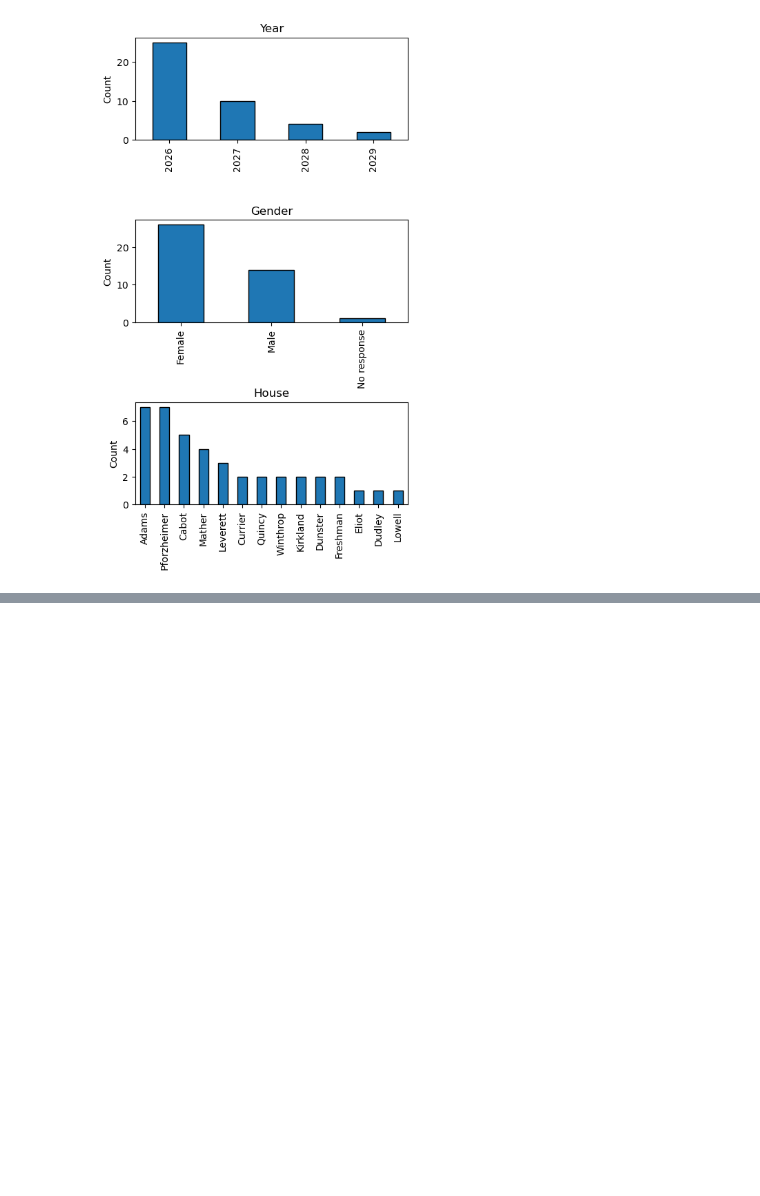
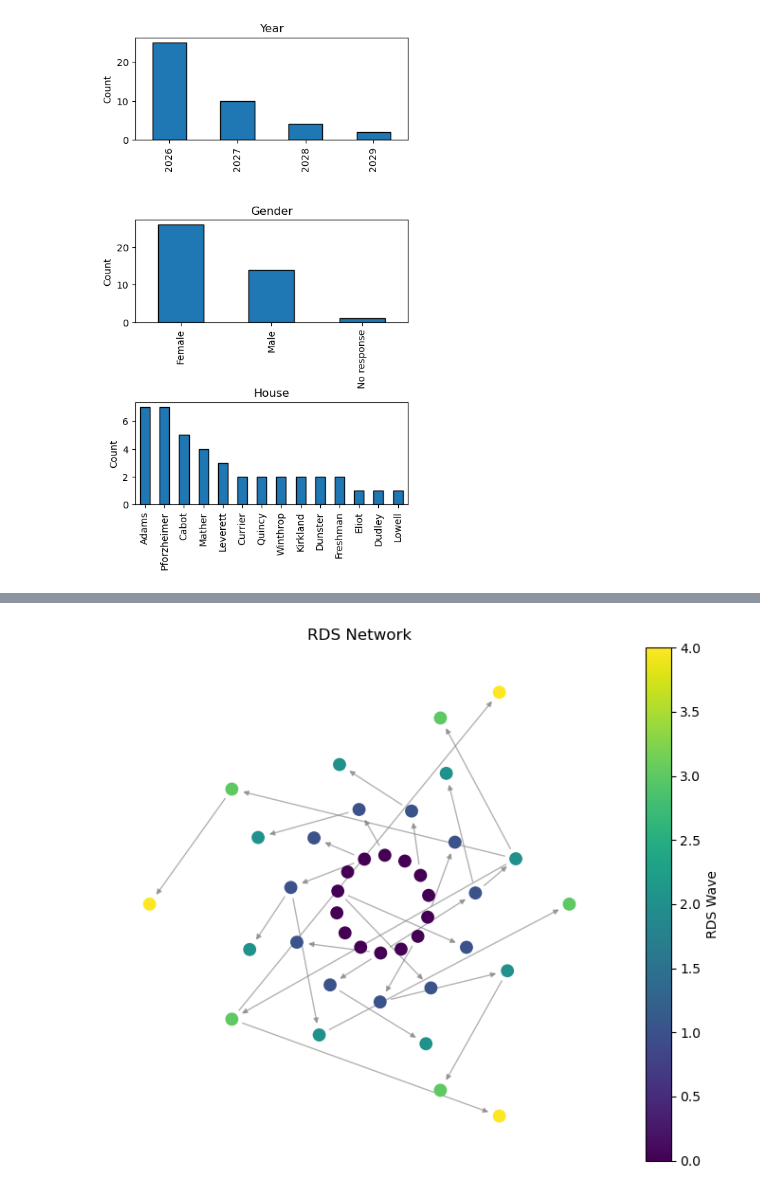
Before and after one commit to justinyli/unbiasing-social-networks, a Jupyter notebook: code/experiments copy.ipynb, the cells around one changed output, grey strips where cells are left out. Drawn from its saved outputs; the diff is of its cells as text; code cells hidden in the pictures; blank space fills up the shorter version.

```diff
--- a/code/experiments copy.ipynb
+++ b/code/experiments copy.ipynb
@@ -563,0 +579,79 @@ plt.show()
+# %%
+rds_G = nx.DiGraph()
+
+survey_data["Referred by"] = (
+    survey_data["Referred by"]
+    .replace(["N/A"], pd.NA)
+)
+
+for _, row in survey_data.iterrows():
+    name = row["Name"]
+    ref = row["Referred by"]
+
+    rds_G.add_node(name)
+
+    if pd.notna(ref):
+        rds_G.add_edge(ref, name)
+
+all_referred = set(survey_data["Referred by"].dropna())
+all_names = set(survey_data["Name"])
+
+seeds = survey_data.loc[
+    survey_data["Referred by"].isna() | (survey_data["Referred by"] == "Seed"), "Name"
+].tolist()
+
+# compute wave of each node
+wave = {n: None for n in rds_G.nodes()}
+
+queue = []
+
+for s in seeds:
+    if s in rds_G:
+        wave[s] = 0
+        queue.append(s)
+
+while queue:
+    current = queue.pop(0)
+    for neighbor in rds_G.successors(current):
+        if wave[neighbor] is None:
+            wave[neighbor] = wave[current] + 1
+            queue.append(neighbor)
+
+waves = [wave[n] if wave[n] is not None else -1 for n in rds_G.nodes()]
+
+# plotting
+pos = {}
+layers = defaultdict(list)
+
+for node, w in wave.items():
+    if w is not None:
+        layers[w].append(node)
+
+plt.figure(figsize=(7, 6))
+
+pos = nx.shell_layout(rds_G, nlist=[layers[w] for w in sorted(layers)])
+
+nodes = nx.draw_networkx_nodes(
+    rds_G,
+    pos,
+    node_size=80,
+    node_color=[wave[n] if wave[n] is not None else -1 for n in rds_G.nodes()],
+    cmap=plt.cm.viridis
+)
+
+nx.draw_networkx_edges(
+    rds_G,
+    pos,
+    edge_color="gray",
+    arrowsize=8,
+    alpha=0.6
+)
+
+plt.colorbar(nodes, label="RDS Wave")
+plt.title("RDS Network")
+plt.axis("off")
+plt.tight_layout()
+plt.savefig("../img/RDS_network.pdf")
+plt.show()
+# %% [output]
+[figure, added]
```
Also changed, not shown: parts of 4 cells of this notebook, 3 other files.
